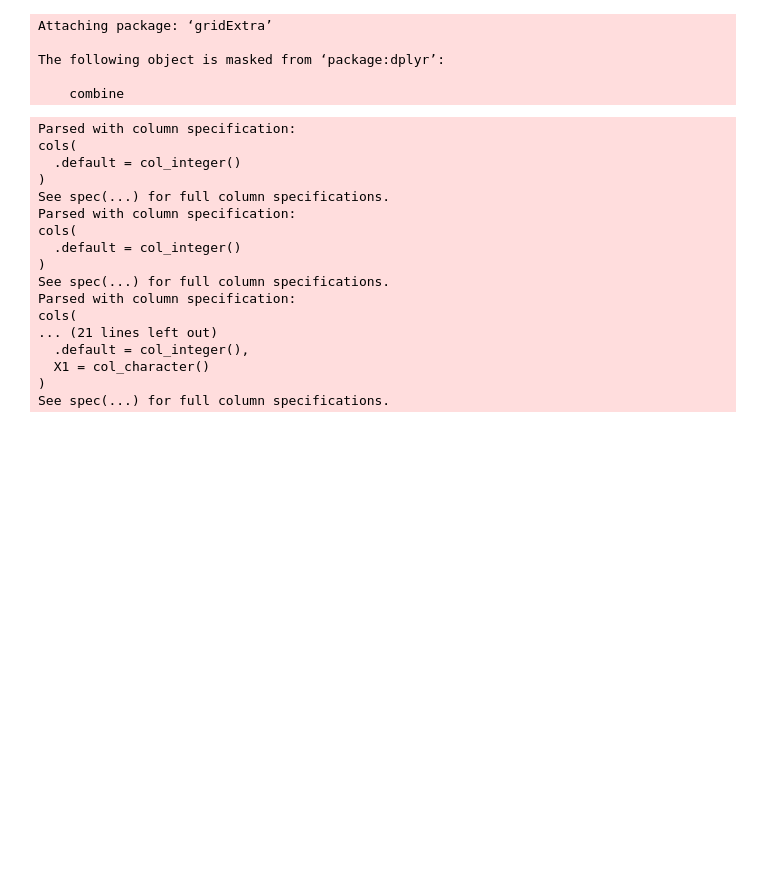
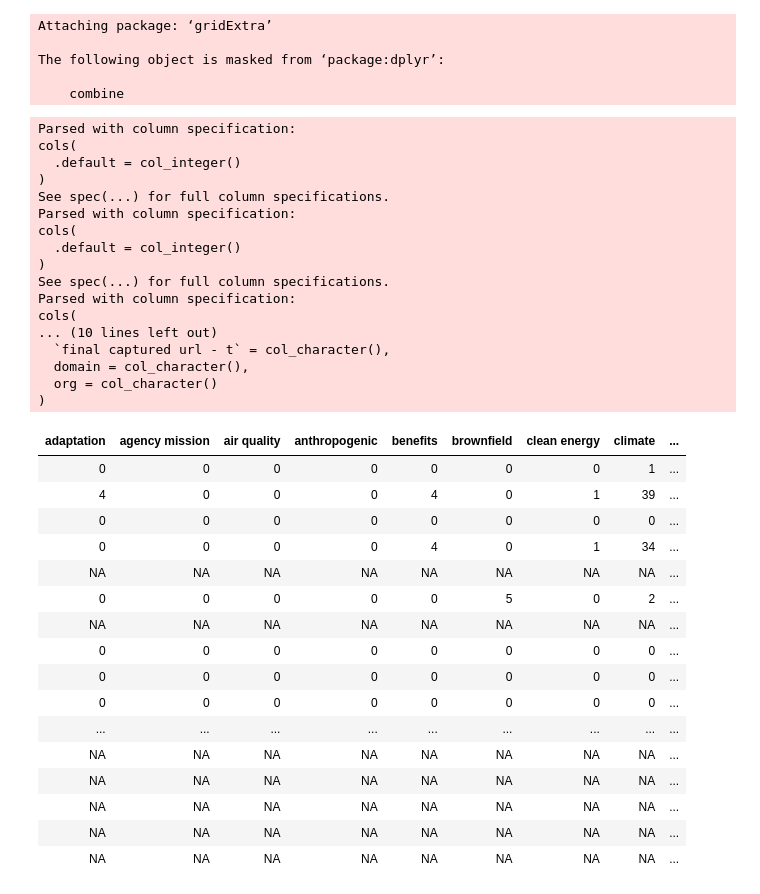
Before and after one commit to edgi-govdata-archiving/web_monitoring_research, a Jupyter notebook: term_analysis.ipynb, the cells around one changed output. Saved outputs shown, nothing was run; the diff lists cells and outputs as text; code cells hidden in the pictures; blank space fills up the shorter version.

```diff
--- a/term_analysis.ipynb
+++ b/term_analysis.ipynb
@@ -15,71 +16,59 @@ The following object is masked from ‘package:dplyr’:
 # %%
 #main
 #load in the first timeframe's data - in this case, Obama era counts
-first <- read_csv("https://raw.githubusercontent.com/edgi-govdata-archiving/web_monitoring_research/r/data/obama_count_r.csv", col_names = FALSE)
+first <- read_csv("https://raw.githubusercontent.com/edgi-govdata-archiving/web_monitoring_research/r/data/obama_count.csv", col_names = TRUE)
 #load in the second timeframe's data - in this case, Trump era counts
-second <- read_csv("https://raw.githubusercontent.com/edgi-govdata-archiving/web_monitoring_research/r/data/trump_count_r.csv", col_names = FALSE)
+second <- read_csv("https://raw.githubusercontent.com/edgi-govdata-archiving/web_monitoring_research/r/data/trump_count.csv", col_names = TRUE)
 
 #convert missing values (999) due to WM error to NAs
-#first[first==999] <- NA
-#second[second==999] <- NA
+first[first==999] <- NA
+second[second==999] <- NA
 
 #load in a CSV that has the list of terms - this is for formatting outputs
 terms<-read_csv("https://raw.githubusercontent.com/edgi-govdata-archiving/web_monitoring_research/r/data/terms.csv", col_names = FALSE)
 terms<-tolower(terms)
 
-colnames(first)<-terms
-colnames(second)<-terms
+#colnames(first)<-terms
+#colnames(second)<-terms
 
 urls <- read_csv("https://raw.githubusercontent.com/edgi-govdata-archiving/web_monitoring_research/r/data/counted_urls.csv")
 #slashes removed means trailing slashes - those at the end of some urls - have been removed #("inputs/counted_urls.csv") #load in a CSV that has a list of the URLs, organizations, etc. #STANDARD SLASHES
 #_slashes_removed
-
-## RECOUNTS
-# add in recounts - OBAMA
-recounts <- read_csv("https://raw.githubusercontent.com/edgi-govdata-archiving/web_monitoring_research/r/data/2016BLM-DOE-OSHA_counts.csv", col_names = FALSE)
-tt<-append(terms, "index", after=0)
-colnames(recounts)<-tt
-for (org in c("DOE", "BLM", "OSHA")){
-  urls_recounts<-which(urls$org==org)
-  recounts_selected<-recounts[recounts$index %in% urls_recounts,] #subset to selected org
-  first[c(urls_recounts),]<-recounts_selected[,2:57]
-}
-# Do a manual recount for selected DOE pages and term ('efficiency'). Extra 4 uses on many DOE pages in Obama era.
-# find urls that include "energy.gov/eere"
-urls.manual<-grep('energy.gov/eere', urls$`url - o`)
-# subtract 4 for navbar and footer counts
-first[c(urls.manual),'efficiency']<-first[c(urls.manual),'efficiency']-4
-
-# add in recounts - TRUMP
-recounts <- read_csv("https://raw.githubusercontent.com/edgi-govdata-archiving/web_monitoring_research/r/data/2018BLM-DOE-OSHA_counts.csv", col_names = FALSE)
-tt<-append(terms, "index", after=0)
-colnames(recounts)<-tt
-for (org in c("DOE", "BLM", "OSHA")){
-  urls_recounts<-which(urls$org==org)
-  recounts_selected<-recounts[recounts$index %in% urls_recounts,] #subset to selected org
-  second[c(urls_recounts),]<-recounts_selected[,2:57]
-}
-write_csv(first, "obama_count.csv")
-write_csv(second, "trump_count.csv")
-# delete the above RECOUNTS and just load it....
 # %% [output]
 Parsed with column specification:
 cols(
   .default = col_integer()
 )
 See spec(...) for full column specifications.
 Parsed with column specification:
 cols(
   .default = col_integer()
 )
 See spec(...) for full column specifications.
 Parsed with column specification:
 cols(
-... (21 lines left out)
-  .default = col_integer(),
-  X1 = col_character()
+... (10 lines left out)
+  `final captured url - t` = col_character(),
+  domain = col_character(),
+  org = col_character()
 )
-See spec(...) for full column specifications.
+| adaptation | agency mission | air quality | anthropogenic | benefits | brownfield | clean energy | climate | ... |
+| 0 | 0 | 0 | 0 | 0 | 0 | 0 | 1 | ... |
+| 4 | 0 | 0 | 0 | 4 | 0 | 1 | 39 | ... |
+| 0 | 0 | 0 | 0 | 0 | 0 | 0 | 0 | ... |
+| 0 | 0 | 0 | 0 | 4 | 0 | 1 | 34 | ... |
+| NA | NA | NA | NA | NA | NA | NA | NA | ... |
+| 0 | 0 | 0 | 0 | 0 | 5 | 0 | 2 | ... |
+| NA | NA | NA | NA | NA | NA | NA | NA | ... |
+| 0 | 0 | 0 | 0 | 0 | 0 | 0 | 0 | ... |
+| 0 | 0 | 0 | 0 | 0 | 0 | 0 | 0 | ... |
+| 0 | 0 | 0 | 0 | 0 | 0 | 0 | 0 | ... |
+| ... | ... | ... | ... | ... | ... | ... | ... | ... |
+| NA | NA | NA | NA | NA | NA | NA | NA | ... |
+| NA | NA | NA | NA | NA | NA | NA | NA | ... |
+| NA | NA | NA | NA | NA | NA | NA | NA | ... |
+| NA | NA | NA | NA | NA | NA | NA | NA | ... |
+| NA | NA | NA | NA | NA | NA | NA | NA | ... |
 # %%
 #this does matrix math to calculate, for each page and term, the change (positive, negative, or zero) in usage
 combined<-second-first
```
Also changed, not shown: parts of 13 cells of this notebook, 4 other files.
